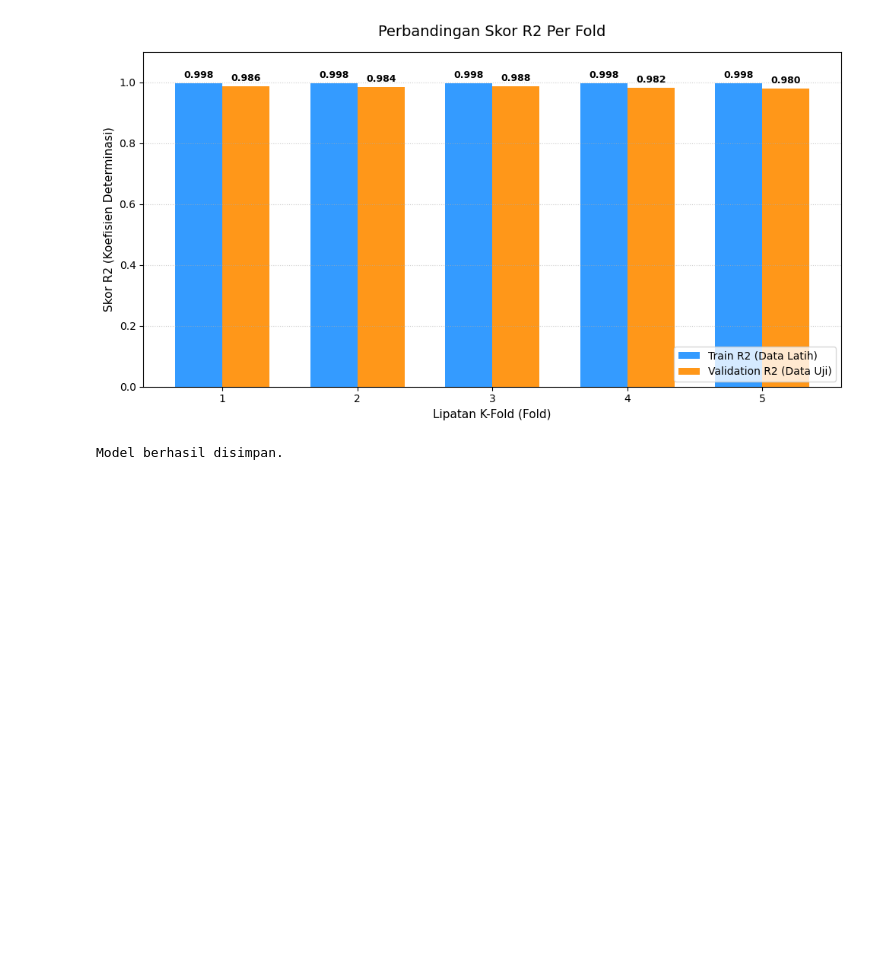
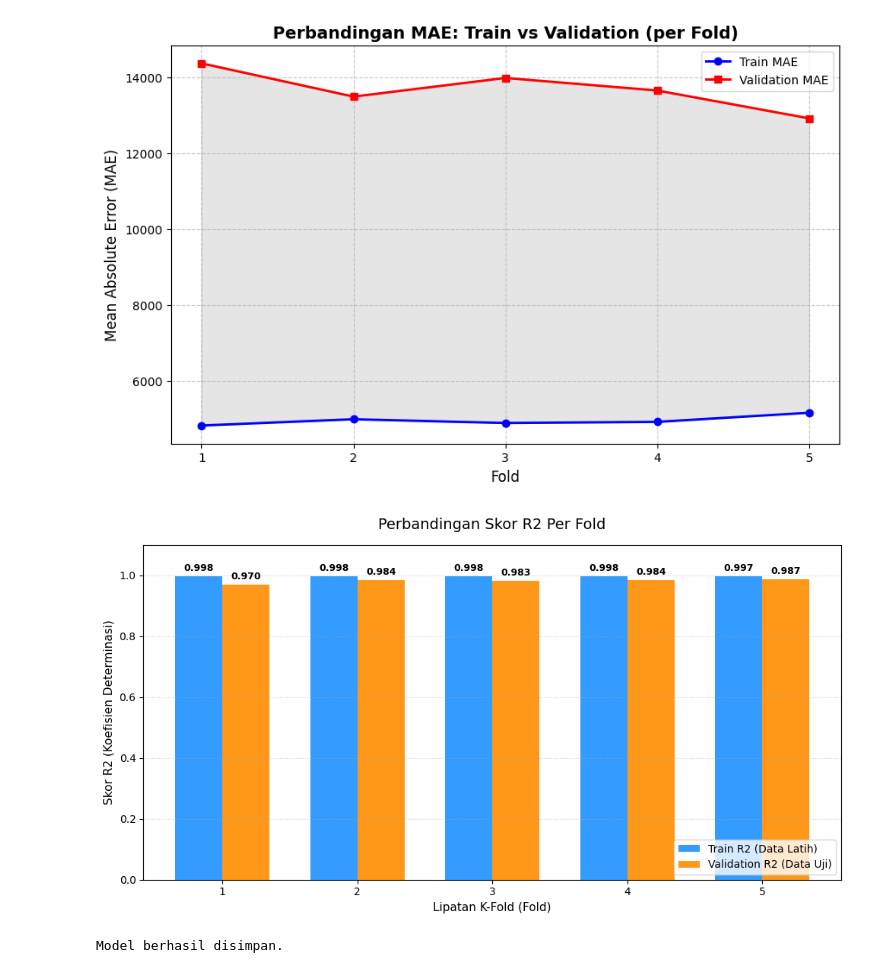
Before and after one commit to TurnNull/capstone-model-temporary, a Jupyter notebook: random_forest.ipynb, the cells around one changed output. Drawn from its saved outputs; the diff is of its cells as text; code cells hidden in the pictures; blank space fills up the shorter version.

```diff
--- a/random_forest.ipynb
+++ b/random_forest.ipynb
@@ -47,5 +49,5 @@ memory usage: 217.5+ KB
 # %%
-X_train = df.drop(columns=['kabupaten', 'produksi', 'produktivitas'])
+X_train = df.drop(columns=['kabupaten', 'produksi', 'produktivitas', 'provinsi'])
 y_train = df['produksi']
 
 X_arr = X_train.to_numpy()
@@ -194,3 +202,29 @@ R2   : 0.9840 (±0.0028)
+# %%
+folds = [1, 2, 3, 4, 5]
+train_mae = fold_train_mae  # Ambil dari list hasil training Anda
+val_mae = fold_val_mae      # Ambil dari list hasil validation Anda
+
+plt.figure(figsize=(10, 6))
+
+# Plot MAE Train
+plt.plot(folds, train_mae, marker='o', label='Train MAE', color='blue', linewidth=2)
+# Plot MAE Validation
+plt.plot(folds, val_mae, marker='s', label='Validation MAE', color='red', linewidth=2)
+
+# Mengisi area di antara kedua garis (menunjukkan gap)
+plt.fill_between(folds, train_mae, val_mae, color='gray', alpha=0.2)
+
+plt.title("Perbandingan MAE: Train vs Validation (per Fold)", fontsize=14, fontweight='bold')
+plt.xlabel("Fold", fontsize=12)
+plt.ylabel("Mean Absolute Error (MAE)", fontsize=12)
+plt.xticks(folds)
+plt.legend()
+plt.grid(True, linestyle='--', alpha=0.7)
+
+# plt.savefig("mae_comparison.png", dpi=300, bbox_inches='tight')
+plt.show()
+# %% [output]
+[figure, added]
 # %%
 folds = np.arange(1, 6)
 width = 0.35
@@ -236,7 +270,7 @@ plt.savefig(
 )
 plt.show()
 # %% [output]
-[figure, old version]
+[figure, new version]
 # %%
 # Simpan Model Random Forest
 joblib.dump(
```
Also changed, not shown: parts of 9 cells of this notebook, 26 other files.
